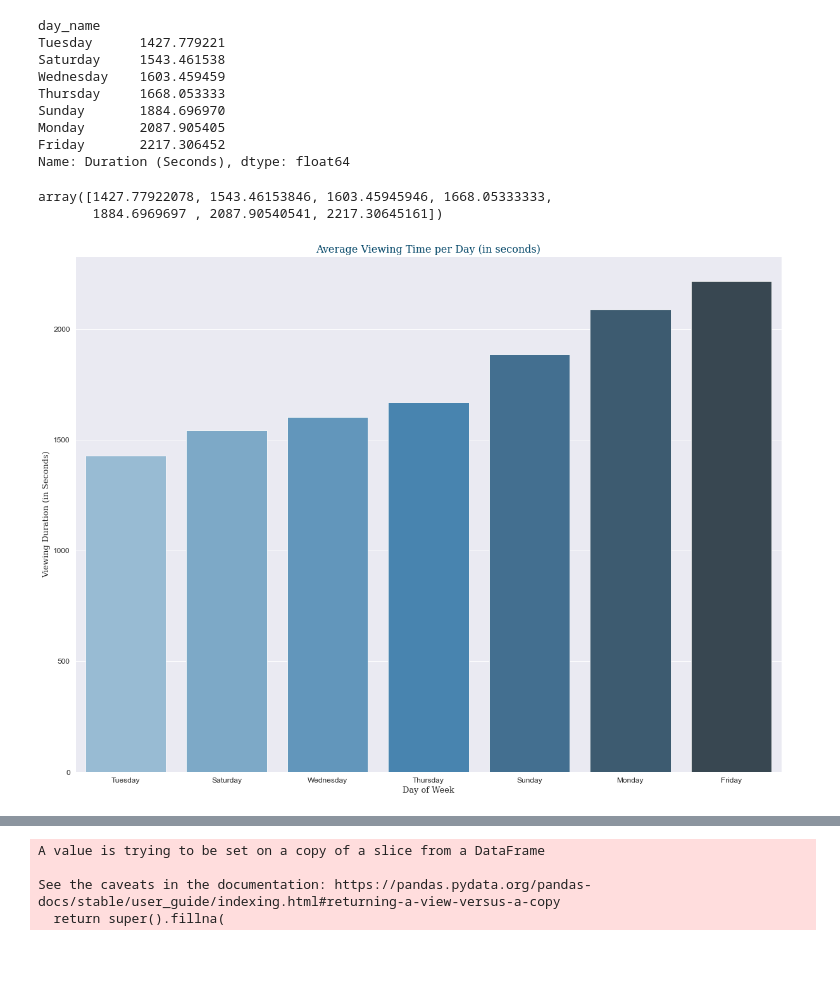
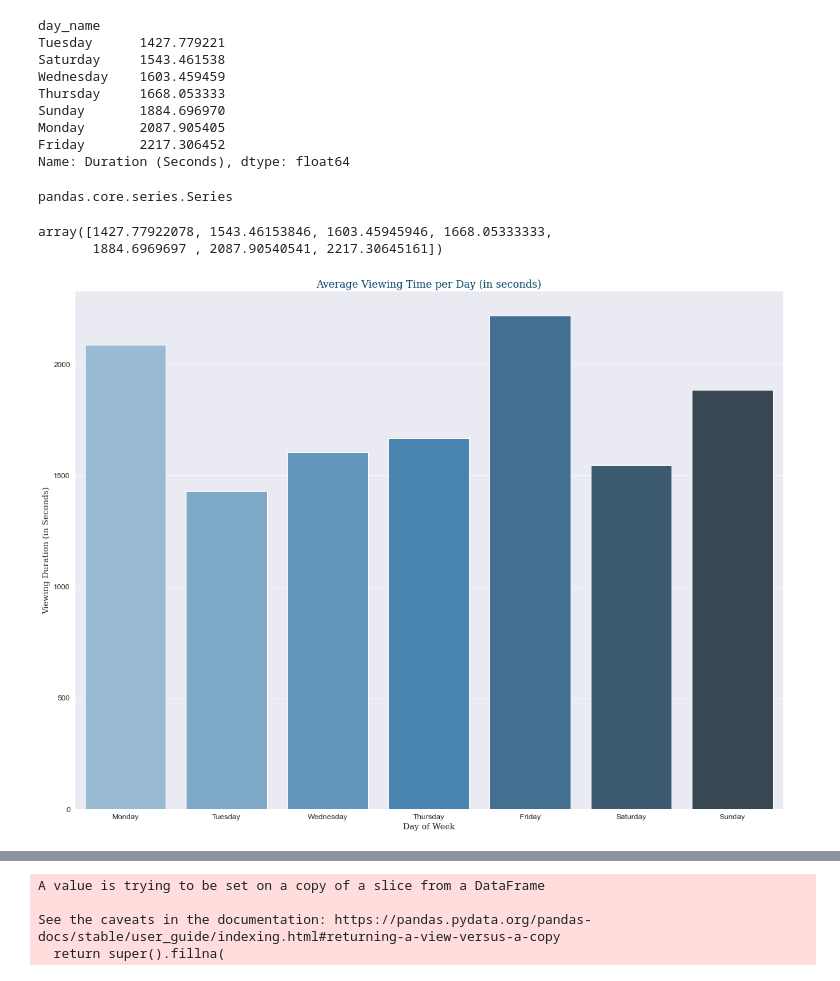
Before and after one commit to hemantrattey/Netflix_Analysis, a Jupyter notebook: Script2-Data_Analysis.ipynb, the cells around one changed output, grey strips where cells are left out. Saved outputs shown, nothing was run; the diff lists cells and outputs as text; code cells hidden in the pictures.

```diff
--- a/Script2-Data_Analysis.ipynb
+++ b/Script2-Data_Analysis.ipynb
@@ -137,6 +133,12 @@ Sunday       1884.696970
 Monday       2087.905405
 Friday       2217.306452
 Name: Duration (Seconds), dtype: float64
+# %%
+type(avg_seconds_per_day)
+# %% [output]
+pandas.core.series.Series
+# %%
+day_of_week = ['Monday', 'Tuesday', 'Wednesday', 'Thursday', 'Friday', 'Saturday', 'Sunday']
 # %%
 avg_seconds_per_day.values
 # %% [output]
@@ -145,15 +147,15 @@ array([1427.77922078, 1543.46153846, 1603.45945946, 1668.05333333,
 # %%
 sns.set_style("darkgrid")
 font = {'family': 'serif',
         'color': '#004466',
         'weight': 'normal',
         'size': 16}
 plt.figure(figsize=(20,15))
-ax = sns.barplot(x = avg_seconds_per_day.index.to_list(), y = avg_seconds_per_day.values, palette=("Blues_d"), ci = None)
+ax = sns.barplot(x = avg_seconds_per_day.index, y = avg_seconds_per_day.values, palette=("Blues_d"), ci = None, order=day_of_week)
 ax.set_ylabel('Viewing Duration (in Seconds)',fontdict={'size': 13, 'family': 'serif'})
 ax.set_xlabel('Day of Week', fontdict={'size': 13, 'family': 'serif'})
 ax.set_title('Average Viewing Time per Day (in seconds)', fontdict=font)
 ax.tick_params(axis = 'both', labelsize= 12)
-plt.savefig('Average Viewing Duration per Day (seconds).png')
+plt.savefig(pwd + '\\viz\\Average Viewing Duration per Day (seconds).png')
 # %% [output]
-[figure, old version]
+[figure, new version]
```
Also changed, not shown: parts of 18 cells of this notebook, 7 other files.
